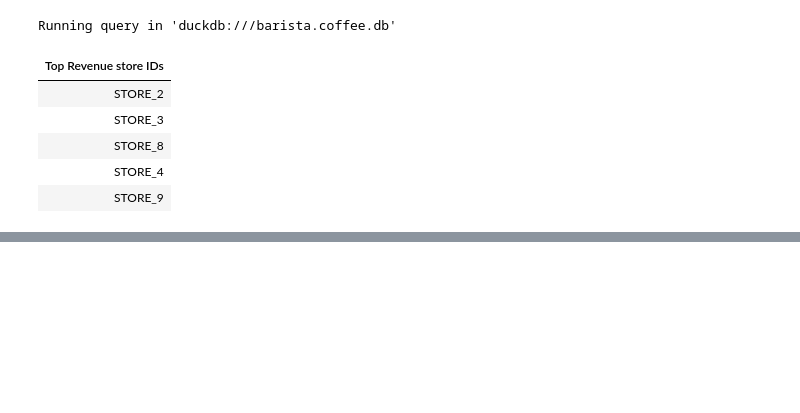
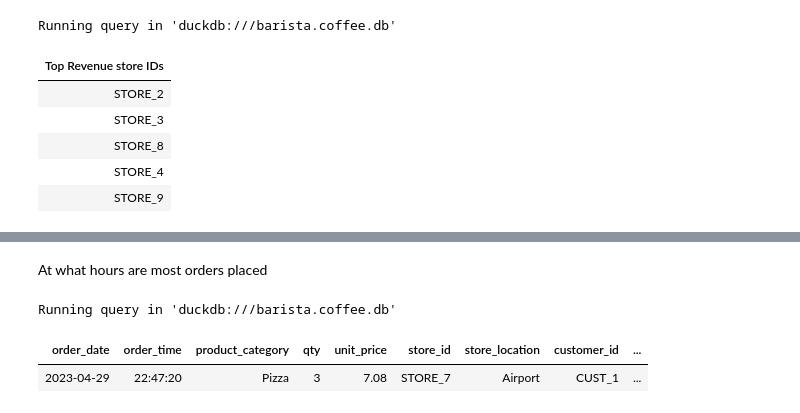
Before and after one commit to tarakkrish/Barista-Coffee, a Jupyter notebook: data/Analysis.ipynb, the cells around one changed output, grey strips where cells are left out. Cells and saved outputs as stored; diff of their text form; code cells hidden in the pictures; blank space fills up the shorter version.

Commit message:
Customer Behavior Analysis is Done

```diff
--- a/data/Analysis.ipynb
+++ b/data/Analysis.ipynb
@@ -196,0 +212,9 @@ Running query in 'duckdb:///barista.coffee.db'
+# %% [markdown]
+At what hours are most orders placed
+# %%
+%%sql
+select * from orders limit 1;
+# %% [output]
+Running query in 'duckdb:///barista.coffee.db'
+| order_date | order_time | product_category | qty | unit_price | store_id | store_location | customer_id | ... |
+| 2023-04-29 | 22:47:20 | Pizza | 3 | 7.08 | STORE_7 | Airport | CUST_1 | ... |
```
Also changed, not shown: parts of 9 cells of this notebook, 2 other files.
